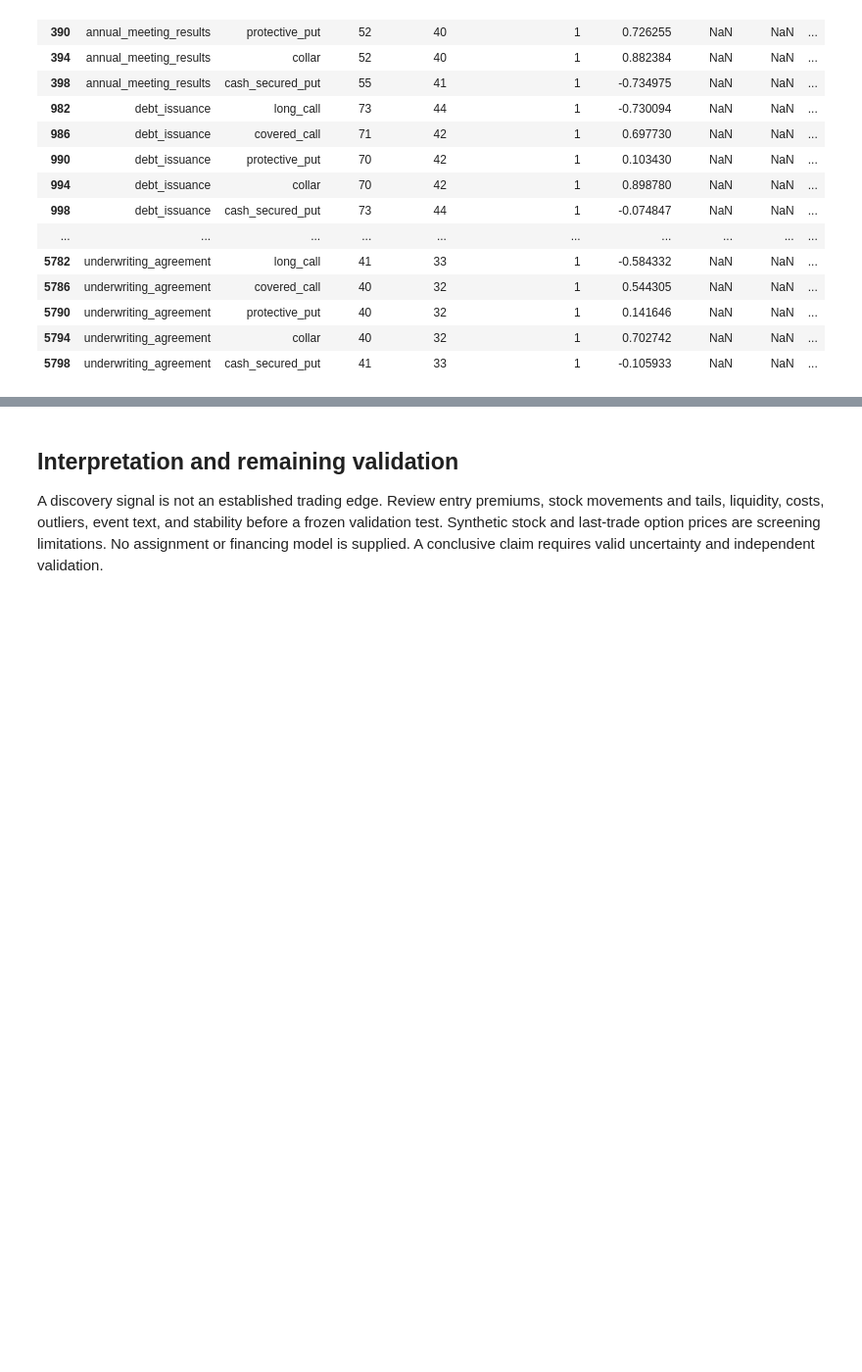
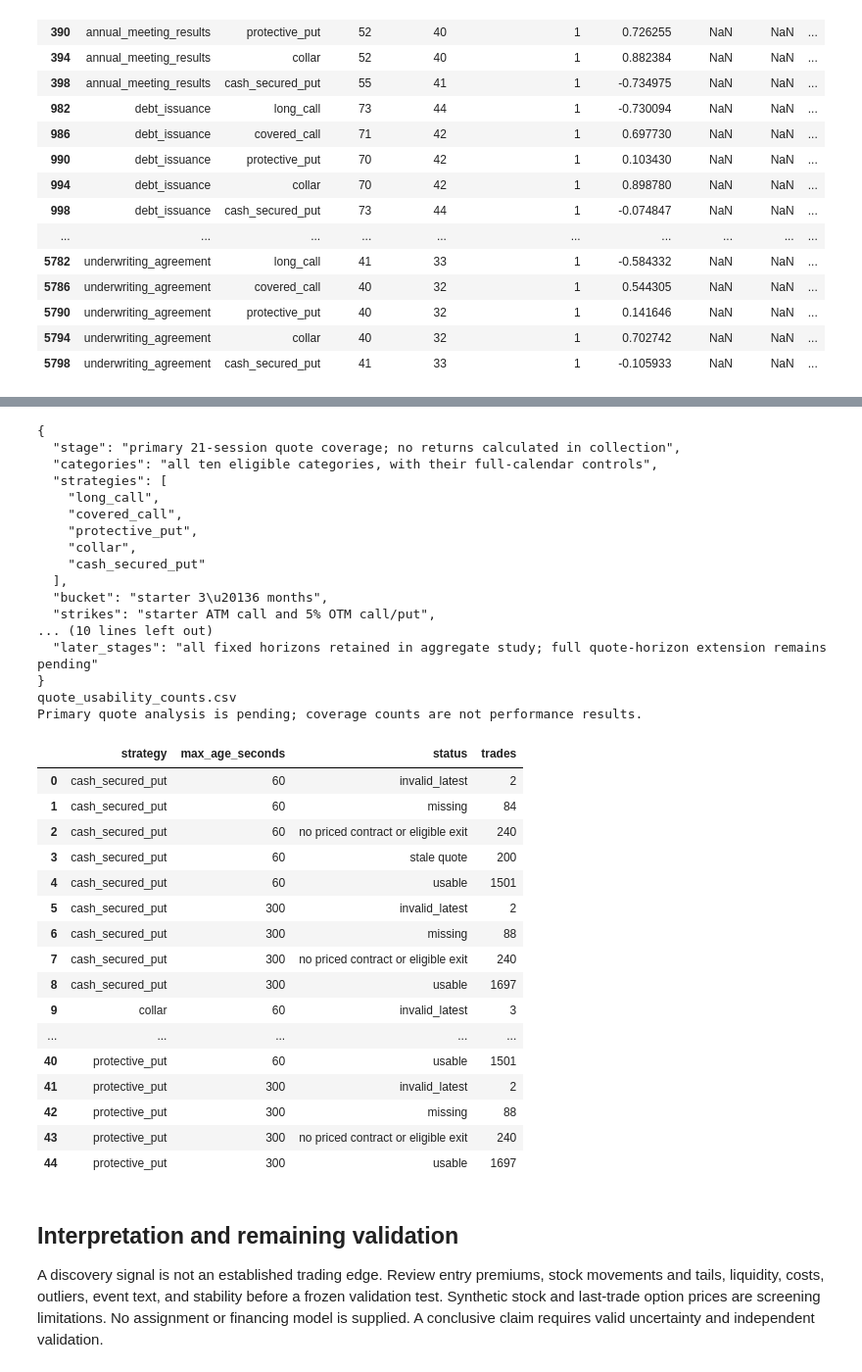
Before and after one commit to LuisGandora/GatorQuantHacks_2026, a Jupyter notebook: gator-quant-hacks-8k-options-broad-strategy-discovery.ipynb, the cells around one changed output, grey strips where cells are left out. Shown at 98% size. Saved outputs shown, nothing was run; the diff lists cells and outputs as text; code cells hidden in the pictures; blank space fills up the shorter version.

Commit message:
iter: add verified quote experiment to separate research notebook

```diff
--- a/gator-quant-hacks-8k-options-broad-strategy-discovery.ipynb
+++ b/gator-quant-hacks-8k-options-broad-strategy-discovery.ipynb
@@ -175,3 +179,74 @@ Differences are percentage points of entry stock notional; missing intervals do
+# %%
+QUOTE = OUT/'quote_execution'
+RUN_QUOTE_COLLECTION = False
+RUN_QUOTE_ANALYSIS = False
+RUN_ALL_QUOTE_HORIZONS = False
+if RUN_QUOTE_COLLECTION:
+    import broad_quote_experiment
+    broad_quote_experiment.collect()
+if RUN_QUOTE_ANALYSIS:
+    import finish_broad_quote_experiment
+    finish_broad_quote_experiment.run()
+if RUN_ALL_QUOTE_HORIZONS:
+    import broad_quote_horizons
+    broad_quote_horizons.collect()
+    import broad_quote_returns
+    broad_quote_returns.run(QUOTE/'all_horizons', all_horizons=True)
+    import broad_quote_analysis
+    horizons = json.loads((QUOTE/'all_horizons'/'registration.json').read_text())['fixed_horizons']
+    frames = [broad_quote_analysis.analyze(QUOTE/'all_horizons', h, prefix=f'horizon_{h}_') for h in horizons]
+    pd.concat(frames, ignore_index=True).to_csv(QUOTE/'all_horizons'/'all_fixed_horizon_summary.csv', index=False)
+if (QUOTE/'registration.json').exists():
+    print(json.dumps(json.loads((QUOTE/'registration.json').read_text()), indent=2))
+for name in ['quote_usability_counts.csv', 'category_event_counts_before_returns.csv', 'bid_ask_primary_and_age_sensitivity.csv']:
+    path = QUOTE/name
+    if path.exists():
+        frame = pd.read_csv(path)
+        if not frame.empty:
+            print(name)
+            if 'difference' in frame:
+                frame[['difference', 'ci_lo', 'ci_hi']] *= 100
+                frame = frame.rename(columns={'difference': 'difference_pp', 'ci_lo': 'ci_lo_pp', 'ci_hi': 'ci_hi_pp'})
+            display(frame)
+if (QUOTE/'primary_execution_status.json').exists():
+    print(json.dumps(json.loads((QUOTE/'primary_execution_status.json').read_text()), indent=2))
+else:
+    print('Primary quote analysis is pending; coverage counts are not performance results.')
+# %% [output]
+{
+  "stage": "primary 21-session quote coverage; no returns calculated in collection",
+  "categories": "all ten eligible categories, with their full-calendar controls",
+  "strategies": [
+    "long_call",
+    "covered_call",
+    "protective_put",
+    "collar",
+    "cash_secured_put"
+  ],
+  "bucket": "starter 3\u20136 months",
+  "strikes": "starter ATM call and 5% OTM call/put",
+... (10 lines left out)
+  "later_stages": "all fixed horizons retained in aggregate study; full quote-horizon extension remains pending"
+}
+quote_usability_counts.csv
+Primary quote analysis is pending; coverage counts are not performance results.
+|  | strategy | max_age_seconds | status | trades |
+| 0 | cash_secured_put | 60 | invalid_latest | 2 |
+| 1 | cash_secured_put | 60 | missing | 84 |
+| 2 | cash_secured_put | 60 | no priced contract or eligible exit | 240 |
+| 3 | cash_secured_put | 60 | stale quote | 200 |
+| 4 | cash_secured_put | 60 | usable | 1501 |
+| 5 | cash_secured_put | 300 | invalid_latest | 2 |
+| 6 | cash_secured_put | 300 | missing | 88 |
+| 7 | cash_secured_put | 300 | no priced contract or eligible exit | 240 |
+| 8 | cash_secured_put | 300 | usable | 1697 |
+| 9 | collar | 60 | invalid_latest | 3 |
+| ... | ... | ... | ... | ... |
+| 40 | protective_put | 60 | usable | 1501 |
+| 41 | protective_put | 300 | invalid_latest | 2 |
+| 42 | protective_put | 300 | missing | 88 |
+| 43 | protective_put | 300 | no priced contract or eligible exit | 240 |
+| 44 | protective_put | 300 | usable | 1697 |
 # %% [markdown]
 ## Interpretation and remaining validation
 
```
Also changed, not shown: parts of 1 cell of this notebook, 1 other file.
